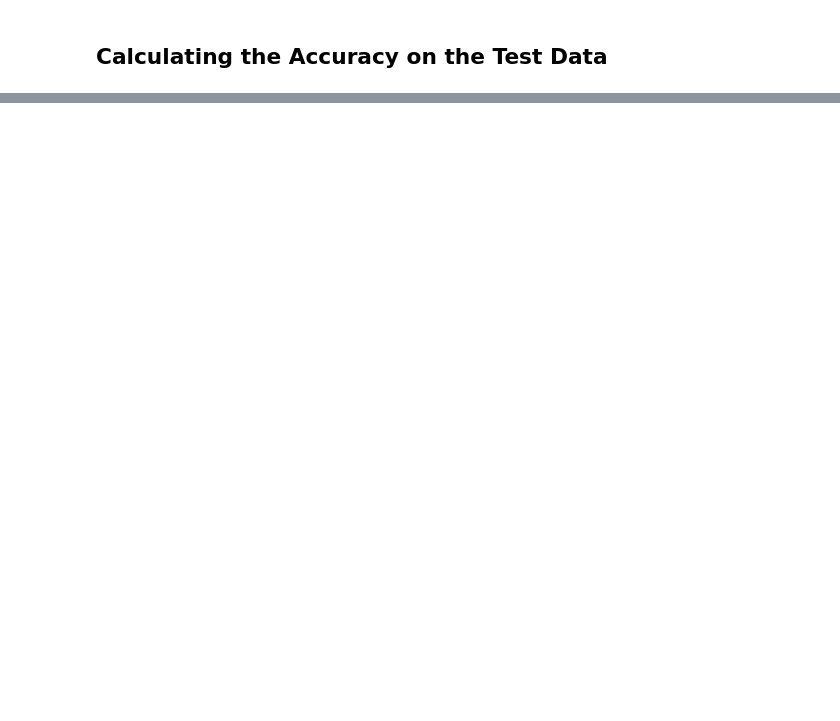
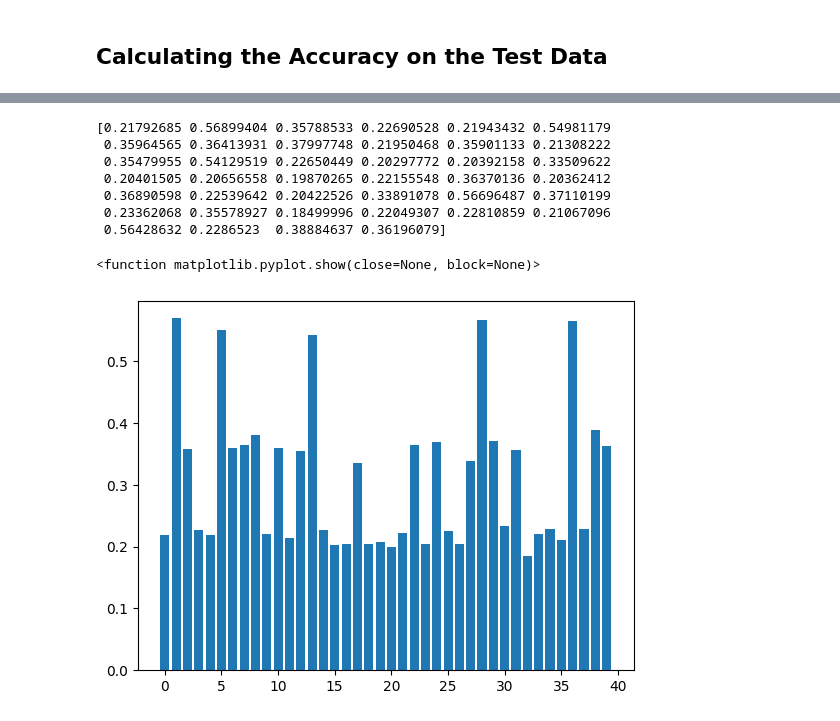
Before and after one commit to zvdv/Intro-to-Deep-Learning-with-PyTorch, a Jupyter notebook: StudentAdmissions.ipynb, the cells around one changed output, grey strips where cells are left out. Drawn from its saved outputs; the diff is of its cells as text; code cells hidden in the pictures; blank space fills up the shorter version.

Commit message:
Bar chart

```diff
--- a/StudentAdmissions.ipynb
+++ b/StudentAdmissions.ipynb
@@ -285,0 +306,24 @@ print("Prediction accuracy: {:.3f}".format(accuracy))
+# %%
+# Graph some stuff!
+#plot_points(test_data)
+# print(test_out.shape)
+arr = list(range(0,40))
+print(test_out[:])
+plt.bar(arr, test_out)
+plt.show
+
+# dada = {'C':20, 'C++':15, 'Java':30, 'Python':35}
+# courses = list(dada.keys())
+# values = list(dada.values())
+
+# plt.bar(courses, values)
+# %% [output]
+[0.21792685 0.56899404 0.35788533 0.22690528 0.21943432 0.54981179
+ 0.35964565 0.36413931 0.37997748 0.21950468 0.35901133 0.21308222
+ 0.35479955 0.54129519 0.22650449 0.20297772 0.20392158 0.33509622
+ 0.20401505 0.20656558 0.19870265 0.22155548 0.36370136 0.20362412
+ 0.36890598 0.22539642 0.20422526 0.33891078 0.56696487 0.37110199
+ 0.23362068 0.35578927 0.18499996 0.22049307 0.22810859 0.21067096
+ 0.56428632 0.2286523  0.38884637 0.36196079]
+<function matplotlib.pyplot.show(close=None, block=None)>
+[figure, added]
```
Also changed, not shown: parts of 4 cells of this notebook.
